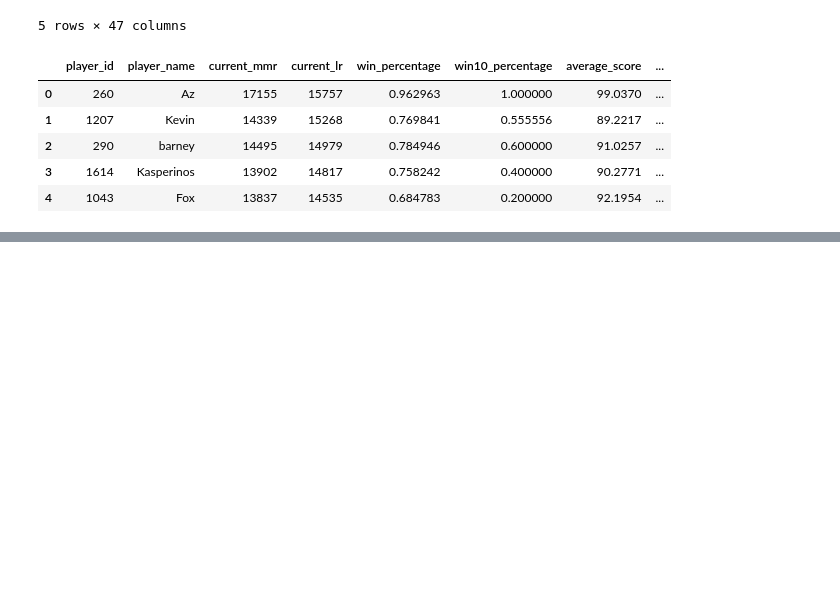
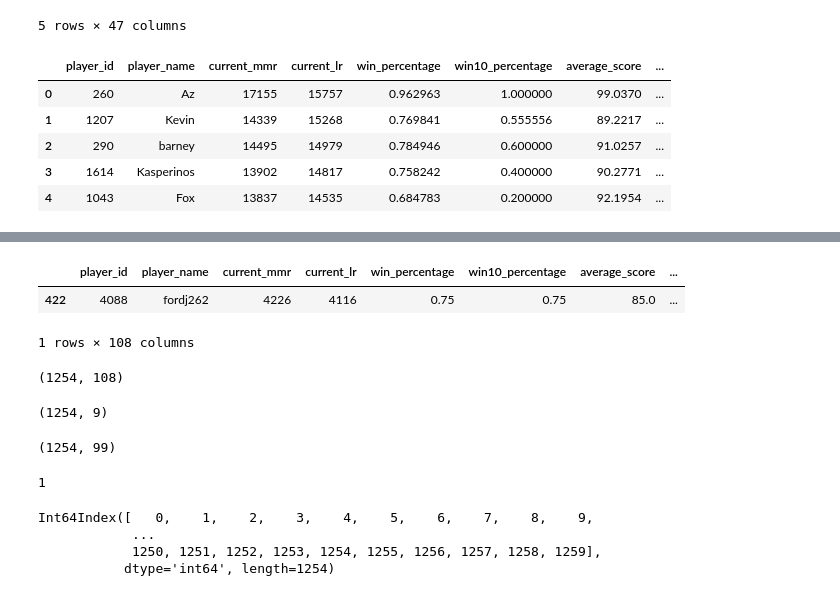
Before and after one commit to fordjackson26/CS5394Project3, a Jupyter notebook: webscrape.ipynb, the cells around one changed output, grey strips where cells are left out. Saved outputs shown, nothing was run; the diff lists cells and outputs as text; code cells hidden in the pictures; blank space fills up the shorter version.

```diff
--- a/webscrape.ipynb
+++ b/webscrape.ipynb
@@ -196,0 +136,3 @@ combodata.head()
+# %%
+combodata = pd.merge(betterdata, test, left_on='player_id', right_on='player_id')
+combodata.head()
@@ -196,0 +147,29 @@ combodata.head()
+# %%
+combodata.loc[combodata['player_id'] == 4088]
+# %% [output]
+|  | player_id | player_name | current_mmr | current_lr | win_percentage | win10_percentage | average_score | ... |
+| 422 | 4088 | fordj262 | 4226 | 4116 | 0.75 | 0.75 | 85.0 | ... |
+1 rows × 108 columns
+# %%
+combodata.shape
+# %% [output]
+(1254, 108)
+# %%
+betterdata.shape
+# %% [output]
+(1254, 9)
+# %%
+test.shape
+# %% [output]
+(1254, 99)
+# %%
+combodata['player_id'].value_counts().max()
+# %% [output]
+1
+# %%
+betterdata.index.unique()
+# %% [output]
+Int64Index([   0,    1,    2,    3,    4,    5,    6,    7,    8,    9,
+            ...
+            1250, 1251, 1252, 1253, 1254, 1255, 1256, 1257, 1258, 1259],
+           dtype='int64', length=1254)
```
Also changed, not shown: parts of 32 cells of this notebook, 1 other file.
